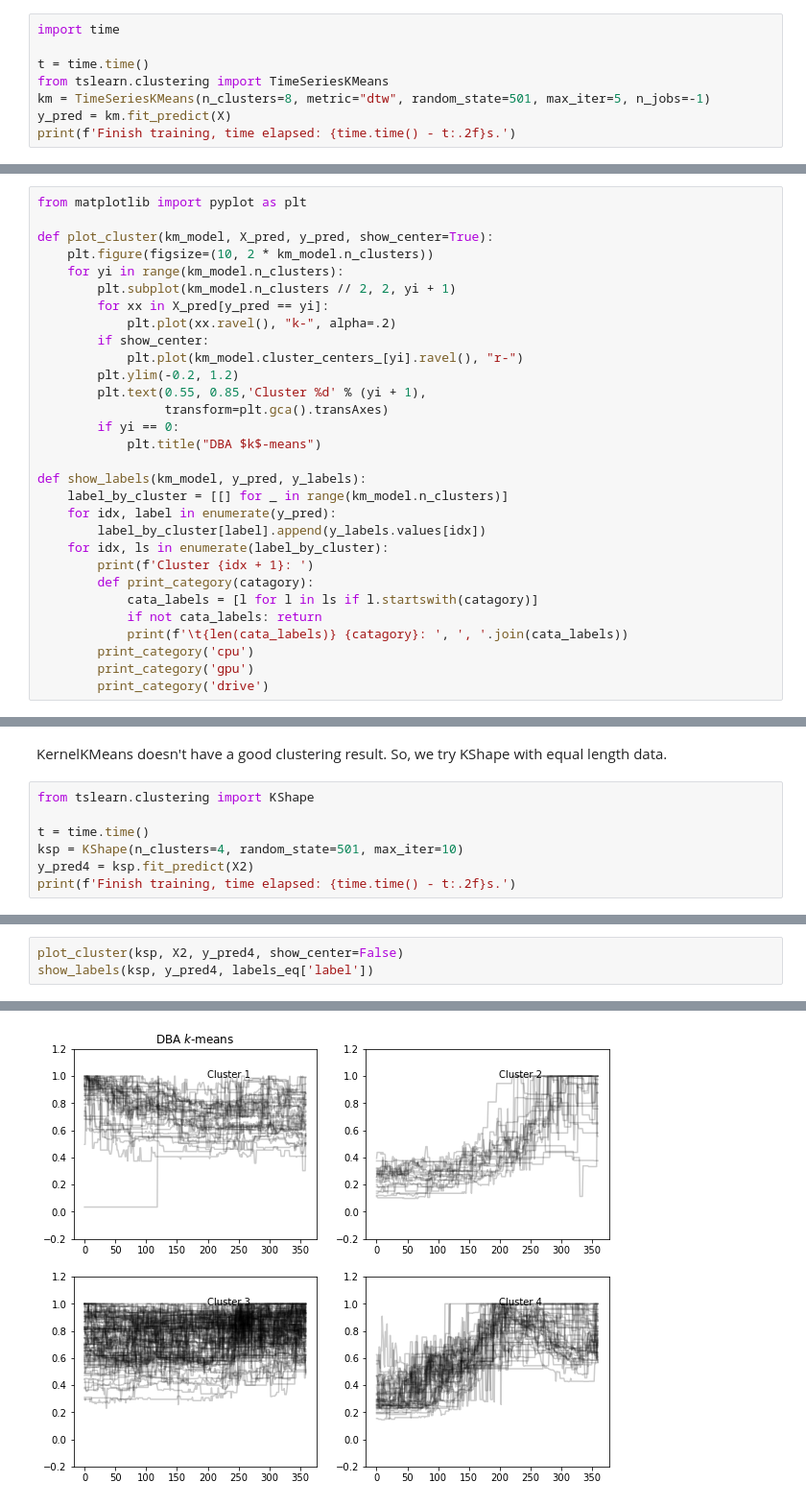
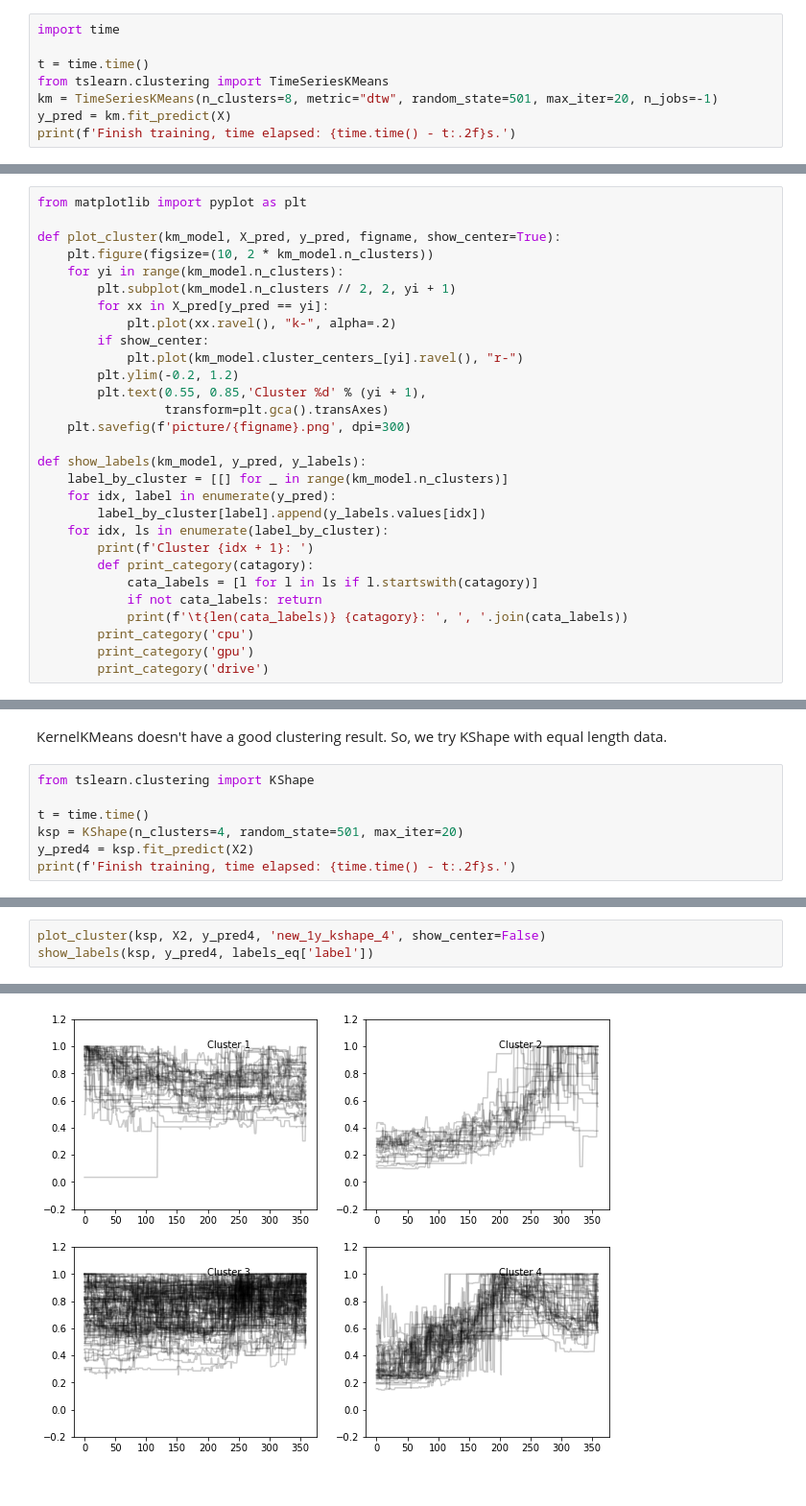
Before and after one commit to jingshenSN2/pc-hardware-ml-2021, a Jupyter notebook: cluster/amazon.ipynb, the cells around one changed output, grey strips where cells are left out. Shown at 96% size. Cells and saved outputs as stored; diff of their text form.

```diff
--- a/cluster/amazon.ipynb
+++ b/cluster/amazon.ipynb
@@ -51,7 +51,7 @@ import time
 
 t = time.time()
 from tslearn.clustering import TimeSeriesKMeans
-km = TimeSeriesKMeans(n_clusters=8, metric="dtw", random_state=501, max_iter=5, n_jobs=-1)
+km = TimeSeriesKMeans(n_clusters=8, metric="dtw", random_state=501, max_iter=20, n_jobs=-1)
 y_pred = km.fit_predict(X)
 print(f'Finish training, time elapsed: {time.time() - t:.2f}s.')
 # %% [output]
@@ -61,7 +61,7 @@ Write functions to plot by clusters and show the labels in each cluster.
 # %%
 from matplotlib import pyplot as plt
 
-def plot_cluster(km_model, X_pred, y_pred, show_center=True):
+def plot_cluster(km_model, X_pred, y_pred, figname, show_center=True):
     plt.figure(figsize=(10, 2 * km_model.n_clusters))
     for yi in range(km_model.n_clusters):
         plt.subplot(km_model.n_clusters // 2, 2, yi + 1)
@@ -72,8 +72,7 @@ def plot_cluster(km_model, X_pred, y_pred, show_center=True):
         plt.ylim(-0.2, 1.2)
         plt.text(0.55, 0.85,'Cluster %d' % (yi + 1),
                  transform=plt.gca().transAxes)
-        if yi == 0:
-            plt.title("DBA $k$-means")
+    plt.savefig(f'picture/{figname}.png', dpi=300)
 
 def show_labels(km_model, y_pred, y_labels):
     label_by_cluster = [[] for _ in range(km_model.n_clusters)]
@@ -267,7 +266,7 @@ KernelKMeans doesn't have a good clustering result. So, we try KShape with equal
 from tslearn.clustering import KShape
 
 t = time.time()
-ksp = KShape(n_clusters=4, random_state=501, max_iter=10)
+ksp = KShape(n_clusters=4, random_state=501, max_iter=20)
 y_pred4 = ksp.fit_predict(X2)
 print(f'Finish training, time elapsed: {time.time() - t:.2f}s.')
 # %% [output]
@@ -275,19 +274,19 @@ Finish training, time elapsed: 1.25s.
 # %%
-plot_cluster(ksp, X2, y_pred4, show_center=False)
+plot_cluster(ksp, X2, y_pred4, 'new_1y_kshape_4', show_center=False)
 show_labels(ksp, y_pred4, labels_eq['label'])
 # %% [output]
 Cluster 1:
         17 cpu:  cpu Intel core i9-10940X, cpu Intel core i9-10900K, cpu Intel core i9-10900KF, cpu Intel core i9-10900, cpu Intel core i9-10900F, cpu Intel core i9-10850K, cpu Intel core i9-9900K, cp ...
         16 drive:  drive ADATA su740 sata 2tb, drive ADATA su650 m2 256gb, drive Crucial bx500 sata 2tb, drive Crucial p5 nvme 512gb, drive Crucial p5 nvme 1tb, drive Crucial p5 nvme 2tb, drive Kingst ...
 Cluster 2:
         17 gpu:  gpu MSI NVIDIA Geforce RTX 2070, gpu MSI NVIDIA Geforce RTX 2080 Super, gpu MSI AMD Radeon RX 5500 XT, gpu MSI AMD Radeon RX 5600 XT, gpu MSI AMD Radeon RX 5700 XT, gpu EVGA NVIDIA Ge ...
         1 drive:  drive Seagate skyhawk ai 35 10tb
 Cluster 3:
         14 cpu:  cpu Intel core i9-10920X, cpu Intel core i9-10900X, cpu Intel core i9-9900KS, cpu Intel core i5-10400, cpu Intel core i3-10100, cpu AMD ryzen threadripper 3990X, cpu AMD ryzen threadr ...
         12 gpu:  gpu MSI AMD Radeon RX 5600 XT, gpu EVGA NVIDIA Geforce GTX 1660 Ti, gpu EVGA NVIDIA Geforce RTX 2060, gpu ASUS NVIDIA Geforce RTX 2080, gpu Gigabyte NVIDIA Geforce RTX 2080 Super, gpu ...
         76 drive:  drive ADATA su740 sata 512gb, drive ADATA su720 sata 1tb, drive ADATA su635 sata 2tb, drive ADATA su650 m2 512gb, drive Crucial bx500 sata 1tb, drive Crucial p5 nvme 256gb, drive Cr ...
 Cluster 4:
         35 gpu:  gpu MSI NVIDIA Geforce GTX 1650, gpu MSI NVIDIA Geforce GTX 1650, gpu MSI NVIDIA Geforce GTX 1660 Super, gpu MSI NVIDIA Geforce GTX 1660 Super, gpu MSI NVIDIA Geforce RTX 2060 Super,  ...
         1 drive:  drive Kingston kc600 sata 2tb
-[figure, old version]
+[figure, new version]
 # %% [markdown]
```
Also changed, not shown: parts of 12 cells of this notebook.
